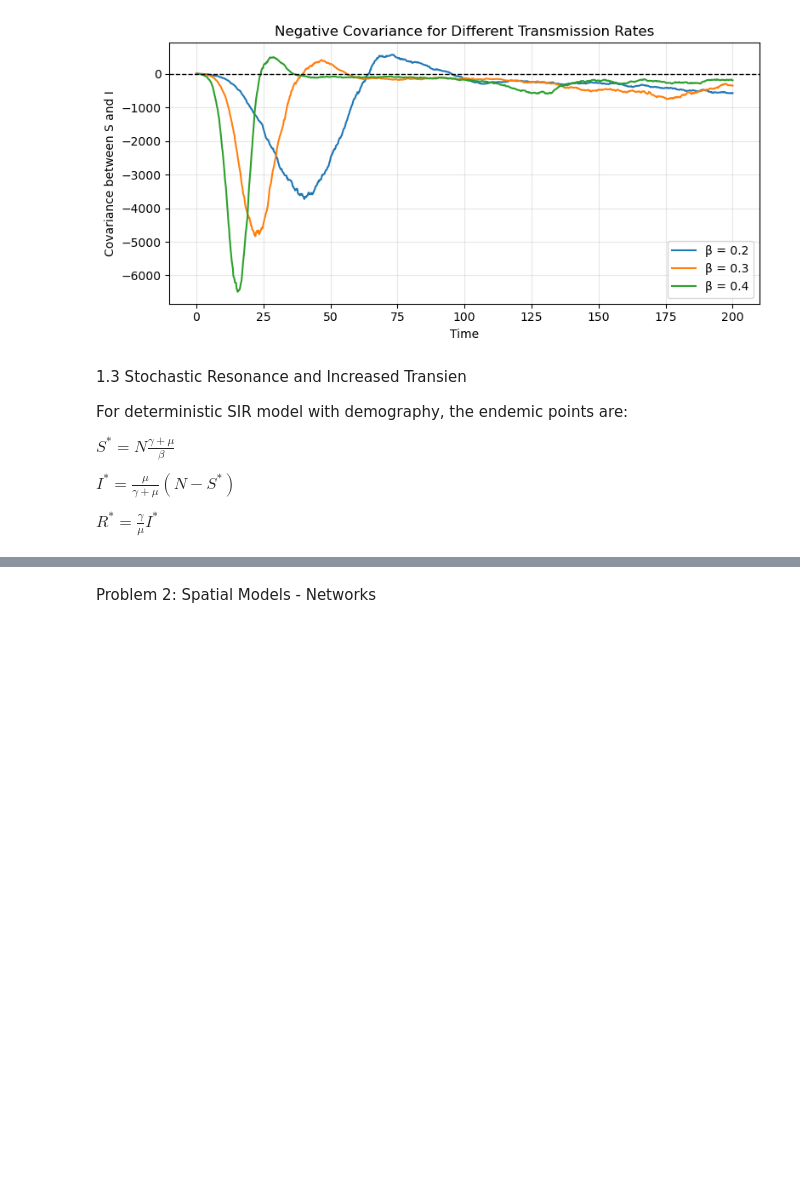
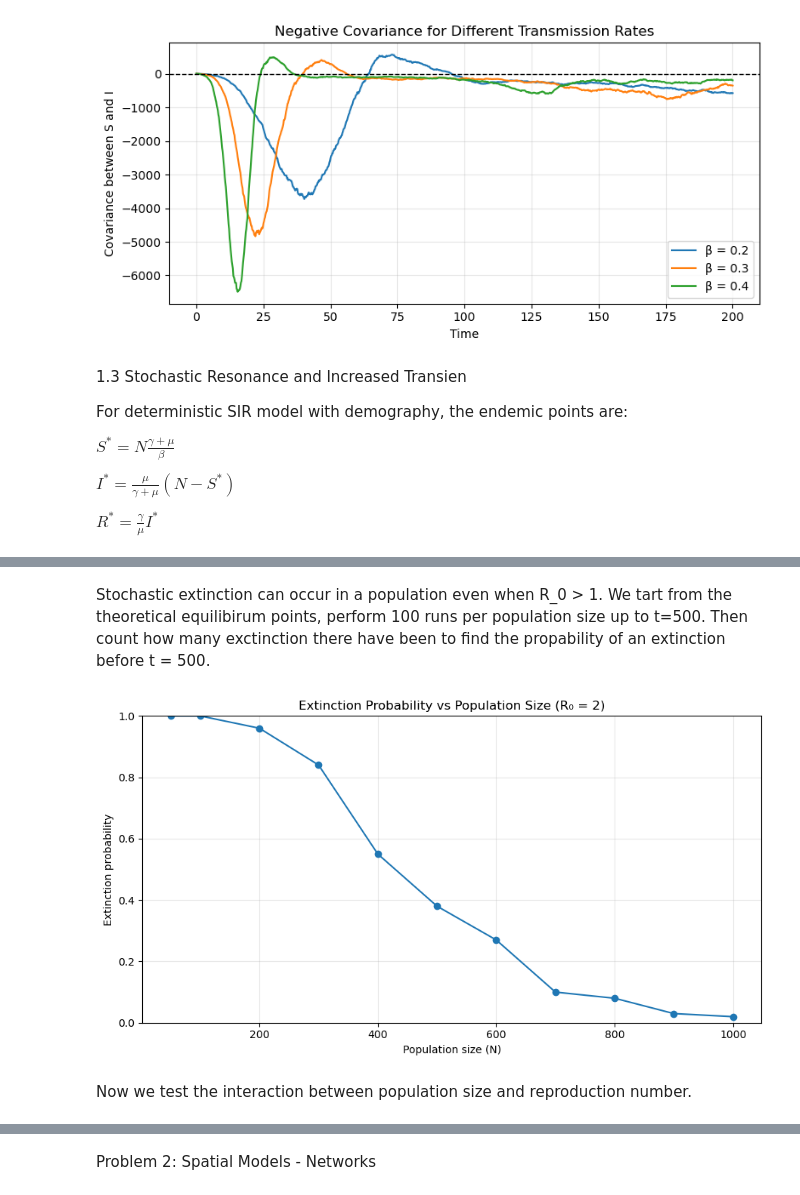
Before and after one commit to lydiashumskaya/assignment-2-stochastic-and-spatial-models, a Jupyter notebook: assigment-2.ipynb, the cells around one changed output, grey strips where cells are left out. Drawn from its saved outputs; the diff is of its cells as text; code cells hidden in the pictures; blank space fills up the shorter version.

```diff
--- a/assigment-2.ipynb
+++ b/assigment-2.ipynb
@@ -499,0 +506,50 @@ plt.show()
+# %% [markdown]
+Stochastic extinction can occur in a population even when R_0 > 1. We tart from the theoretical equilibirum points, perform 100 runs per population size up to t=500. Then count how many exctinction there have been to find the propability of an extinction before t = 500.
+# %%
+gamma = 0.1
+mu = 0.01
+
+R_nought = 2
+beta = R_nought * (gamma + mu)
+
+populations = [50, 100, 200, 300,400, 500,600,700,800,900, 1000]
+n_runs = 100
+t_max = 500
+
+extinction_probabilities = []
+
+for N in populations:
+    equilibrium = endemic_equilibrium(N, beta, gamma, mu)
+
+    S0 = round(equilibrium[0])
+    I0 = max(1, round(equilibrium[1]))
+    R0 = N - S0 - I0
+    y0 = [S0, I0, R0]
+
+    extinctions = 0
+
+    for seed in range(n_runs):
+        times, S, I, R = gillespie_sir(
+            y0, beta, gamma, mu, t_max, seed=seed
+        )
+
+        if np.any(I == 0):
+            extinctions += 1
+
+    extinction_probabilities.append(extinctions / n_runs)
+
+plt.figure(figsize=(9, 5))
+plt.plot(populations, extinction_probabilities, marker="o")
+
+plt.xlabel("Population size (N)")
+plt.ylabel("Extinction probability")
+plt.title(f"Extinction Probability vs Population Size (R₀ = {R_nought})")
+
+plt.ylim(0, 1)
+plt.grid(alpha=0.3)
+plt.tight_layout()
+plt.show()
+# %% [output]
+[figure, added]
+# %% [markdown]
+Now we test the interaction between population size and reproduction number.
```
Also changed, not shown: parts of 14 cells of this notebook.
